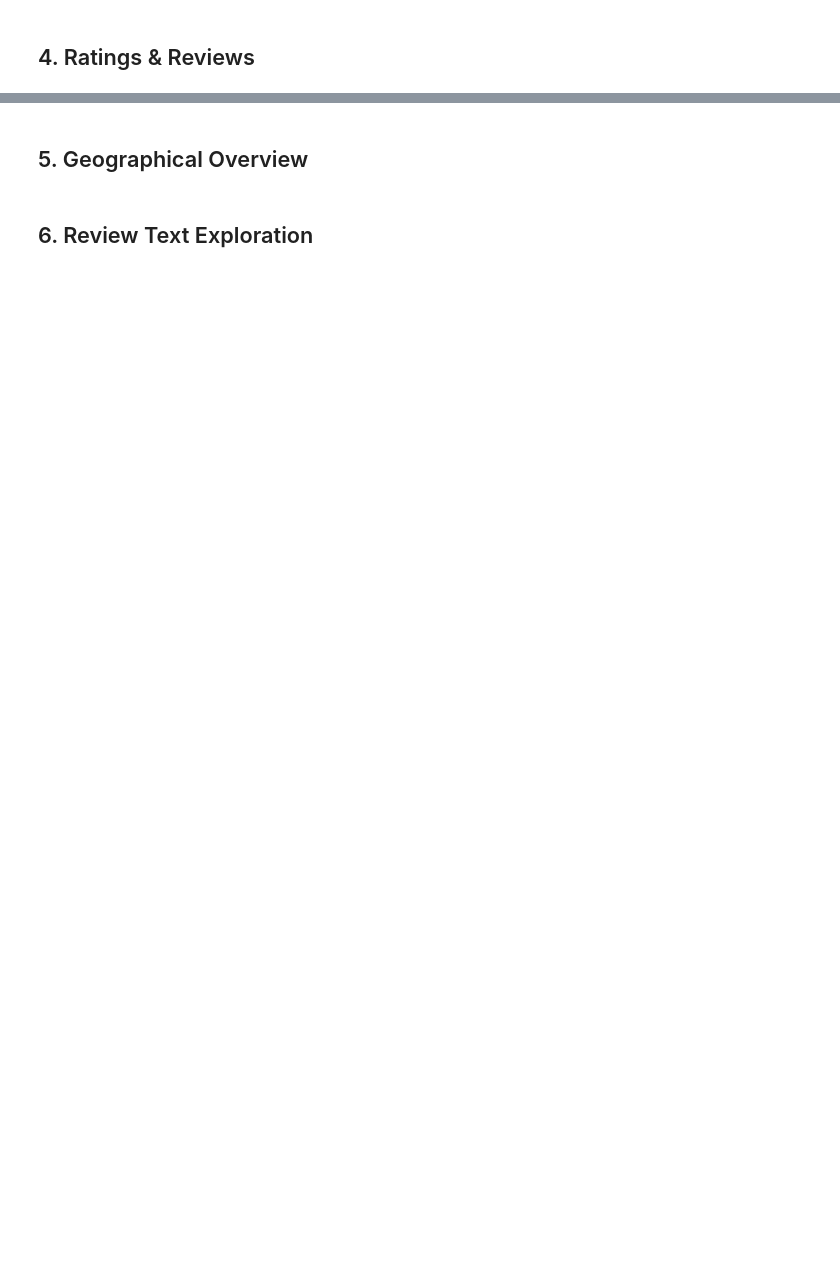
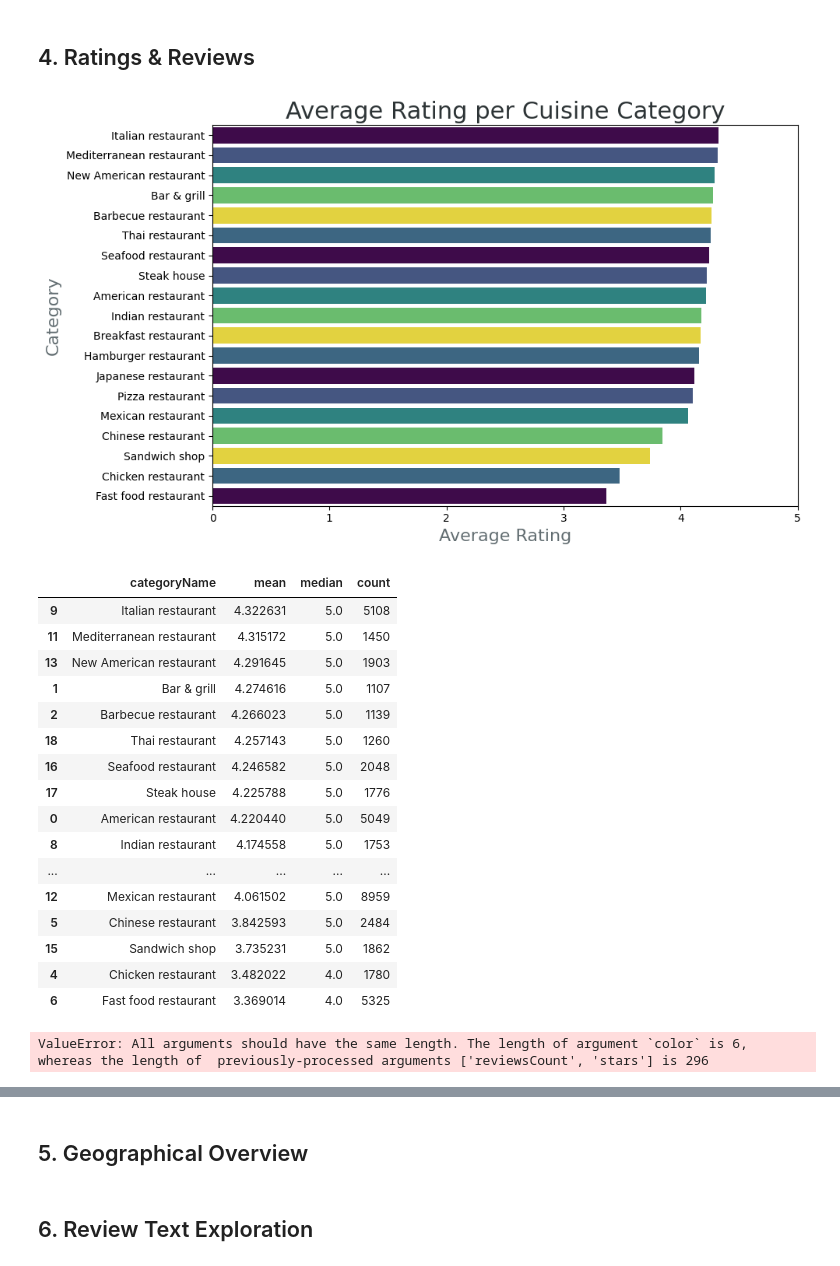
Before and after one commit to beatrizmarques2005/text_mining_in_reviews, a Jupyter notebook: notebooks/exploration.ipynb, the cells around one changed output, grey strips where cells are left out. Cells and saved outputs as stored; diff of their text form; code cells hidden in the pictures; blank space fills up the shorter version.

Commit message:
visualizations

```diff
--- a/notebooks/exploration.ipynb
+++ b/notebooks/exploration.ipynb
@@ -222,2 +408,27 @@ bar_chart(restaurants_per_category, 'Category', 'Number of Restaurants', 'Number
 # %%
 # TODO: Are there categories that systematically get higher/lower ratings?
+
+category_rating_analysis(
+    dataset=dataset,
+    category_col='categoryName',
+    rating_col='stars'
+)
+# %% [output]
+[figure, added]
+|  | categoryName | mean | median | count |
+| 9 | Italian restaurant | 4.322631 | 5.0 | 5108 |
+| 11 | Mediterranean restaurant | 4.315172 | 5.0 | 1450 |
+| 13 | New American restaurant | 4.291645 | 5.0 | 1903 |
+| 1 | Bar & grill | 4.274616 | 5.0 | 1107 |
+| 2 | Barbecue restaurant | 4.266023 | 5.0 | 1139 |
+| 18 | Thai restaurant | 4.257143 | 5.0 | 1260 |
+| 16 | Seafood restaurant | 4.246582 | 5.0 | 2048 |
+| 17 | Steak house | 4.225788 | 5.0 | 1776 |
+| 0 | American restaurant | 4.220440 | 5.0 | 5049 |
+| 8 | Indian restaurant | 4.174558 | 5.0 | 1753 |
+| ... | ... | ... | ... | ... |
+| 12 | Mexican restaurant | 4.061502 | 5.0 | 8959 |
+| 5 | Chinese restaurant | 3.842593 | 5.0 | 2484 |
+| 15 | Sandwich shop | 3.735231 | 5.0 | 1862 |
+| 4 | Chicken restaurant | 3.482022 | 4.0 | 1780 |
+| 6 | Fast food restaurant | 3.369014 | 4.0 | 5325 |
@@ -226,3 +435,14 @@ bar_chart(restaurants_per_category, 'Category', 'Number of Restaurants', 'Number
+# %%
+# TODO: Is there a relationship between reviewsCount and stars?
+scatter_plot(
+    data=dataset.drop_duplicates(subset=['categoryName', 'title']),
+    x='reviewsCount',
+    y='stars',
+    title='Relationship between Reviews Count and Star Ratings',
+    labels={'reviewsCount': 'Total Reviews Count', 'stars': 'Star Rating'}
+)
+# %% [output]
+ValueError: All arguments should have the same length. The length of argument `color` is 6, whereas the length of  previously-processed arguments ['reviewsCount', 'stars'] is 296
 # %%
 # TODO: Which restaurants have extreme ratings (5.0 or <3.0) and many reviews?
 # %%
```
Also changed, not shown: parts of 30 cells of this notebook, 1 other file.
